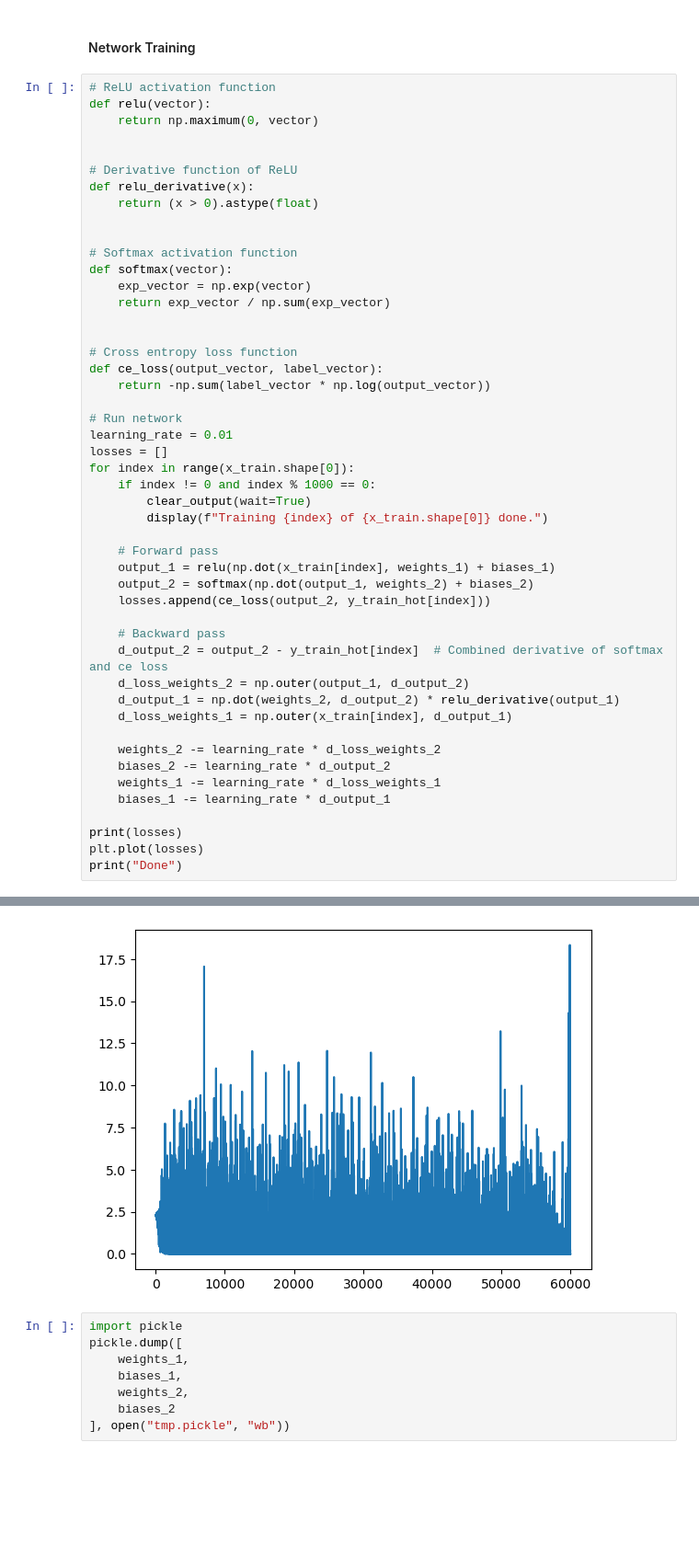
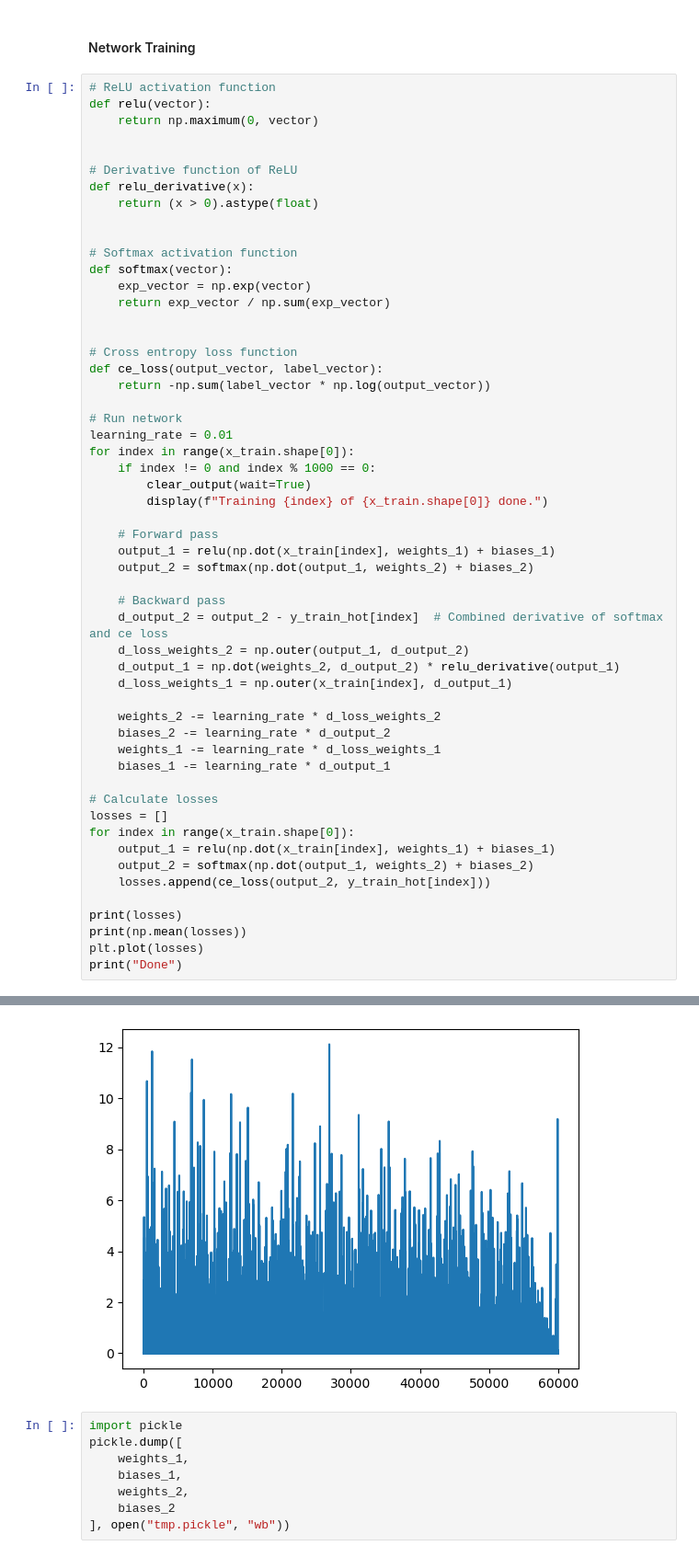
Before and after one commit to mario-ruoff/machine-learning-collection, a Jupyter notebook: neural_network.ipynb, the cells around one changed output, grey strips where cells are left out. Shown at 92% size. Drawn from its saved outputs; the diff is of its cells as text; blank space fills up the shorter version.

Commit message:
Add loss calculation after training

```diff
--- a/neural_network.ipynb
+++ b/neural_network.ipynb
@@ -69,7 +69,6 @@ def ce_loss(output_vector, label_vector):
 
 # Run network
 learning_rate = 0.01
-losses = []
 for index in range(x_train.shape[0]):
     if index != 0 and index % 1000 == 0:
         clear_output(wait=True)
@@ -78,7 +77,6 @@ for index in range(x_train.shape[0]):
     # Forward pass
     output_1 = relu(np.dot(x_train[index], weights_1) + biases_1)
     output_2 = softmax(np.dot(output_1, weights_2) + biases_2)
-    losses.append(ce_loss(output_2, y_train_hot[index]))
 
     # Backward pass
     d_output_2 = output_2 - y_train_hot[index]  # Combined derivative of softmax and ce loss
@@ -91,7 +89,15 @@ for index in range(x_train.shape[0]):
     weights_1 -= learning_rate * d_loss_weights_1
     biases_1 -= learning_rate * d_output_1
 
+# Calculate losses
+losses = []
+for index in range(x_train.shape[0]):
+    output_1 = relu(np.dot(x_train[index], weights_1) + biases_1)
+    output_2 = softmax(np.dot(output_1, weights_2) + biases_2)
+    losses.append(ce_loss(output_2, y_train_hot[index]))
+
 print(losses)
+print(np.mean(losses))
 plt.plot(losses)
 print("Done")
 # %% [output]
@@ -100,4 +106,4 @@ print("Done")
-[figure, old version]
+[figure, new version]
 # %%
 import pickle
 pickle.dump([
```
Also changed, not shown: parts of 3 cells of this notebook.
